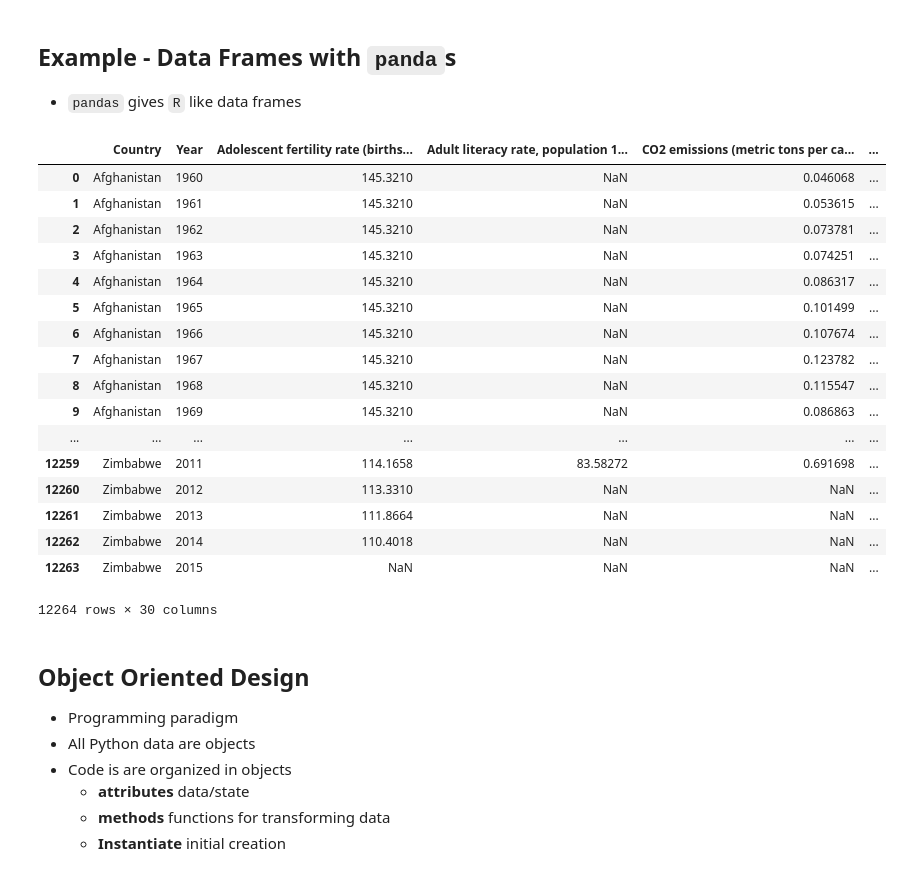
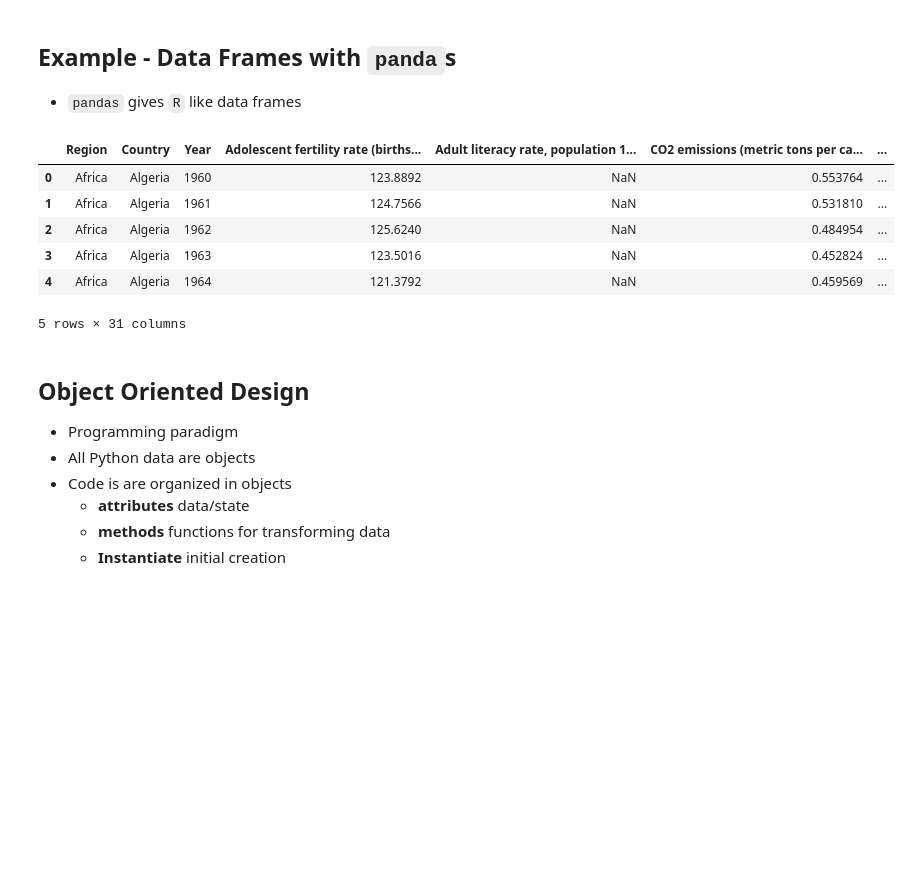
Before and after one commit to WSU-DataScience/ICOTS10_Data_Visualization, a Jupyter notebook: notebooks/001_python_basics.ipynb, the cells around one changed output. Cells and saved outputs as stored; diff of their text form; code cells hidden in the pictures; blank space fills up the shorter version.

```diff
--- a/notebooks/001_python_basics.ipynb
+++ b/notebooks/001_python_basics.ipynb
@@ -54,26 +58,16 @@ m.sqrt(2)
 * `pandas` gives `R` like data frames
 # %%
 import pandas as pd
-pd.read_csv("../data/WorldBankSheets.csv")
+df = pd.read_csv("../data/World_Bank.csv")
+df.head()
 # %% [output]
-|  | Country | Year | Adolescent fertility rate (births... | Adult literacy rate, population 1... | CO2 emissions (metric tons per ca... | ... |
-| 0 | Afghanistan | 1960 | 145.3210 | NaN | 0.046068 | ... |
-| 1 | Afghanistan | 1961 | 145.3210 | NaN | 0.053615 | ... |
-| 2 | Afghanistan | 1962 | 145.3210 | NaN | 0.073781 | ... |
-| 3 | Afghanistan | 1963 | 145.3210 | NaN | 0.074251 | ... |
-| 4 | Afghanistan | 1964 | 145.3210 | NaN | 0.086317 | ... |
-| 5 | Afghanistan | 1965 | 145.3210 | NaN | 0.101499 | ... |
-| 6 | Afghanistan | 1966 | 145.3210 | NaN | 0.107674 | ... |
-| 7 | Afghanistan | 1967 | 145.3210 | NaN | 0.123782 | ... |
-| 8 | Afghanistan | 1968 | 145.3210 | NaN | 0.115547 | ... |
-| 9 | Afghanistan | 1969 | 145.3210 | NaN | 0.086863 | ... |
-| ... | ... | ... | ... | ... | ... | ... |
-| 12259 | Zimbabwe | 2011 | 114.1658 | 83.58272 | 0.691698 | ... |
-| 12260 | Zimbabwe | 2012 | 113.3310 | NaN | NaN | ... |
-| 12261 | Zimbabwe | 2013 | 111.8664 | NaN | NaN | ... |
-| 12262 | Zimbabwe | 2014 | 110.4018 | NaN | NaN | ... |
-| 12263 | Zimbabwe | 2015 | NaN | NaN | NaN | ... |
+|  | Region | Country | Year | Adolescent fertility rate (births... | Adult literacy rate, population 1... | CO2 emissions (metric tons per ca... | ... |
+| 0 | Africa | Algeria | 1960 | 123.8892 | NaN | 0.553764 | ... |
+| 1 | Africa | Algeria | 1961 | 124.7566 | NaN | 0.531810 | ... |
+| 2 | Africa | Algeria | 1962 | 125.6240 | NaN | 0.484954 | ... |
+| 3 | Africa | Algeria | 1963 | 123.5016 | NaN | 0.452824 | ... |
+| 4 | Africa | Algeria | 1964 | 121.3792 | NaN | 0.459569 | ... |
-12264 rows × 30 columns
+5 rows × 31 columns
 # %% [markdown]
 
 ## Object Oriented Design
```
Also changed, not shown: parts of 3 cells of this notebook, 6 other files.
